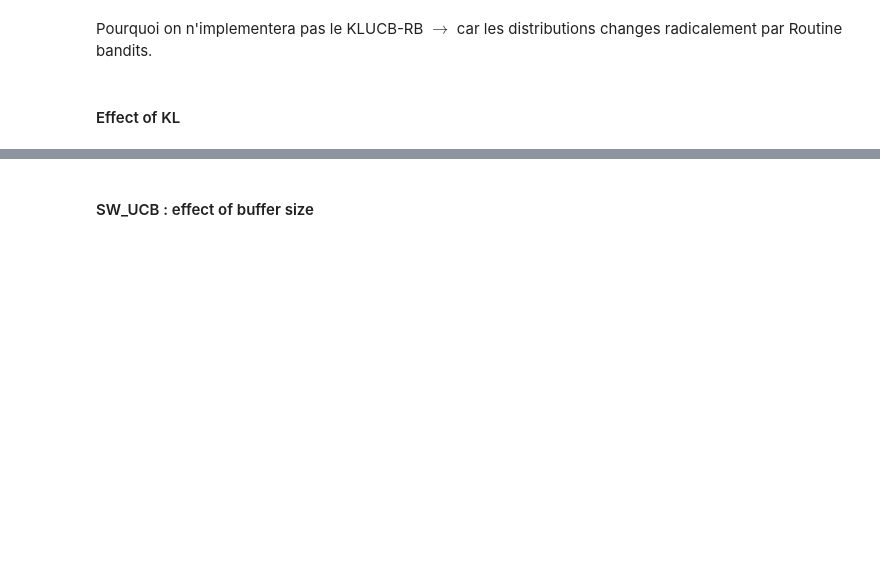
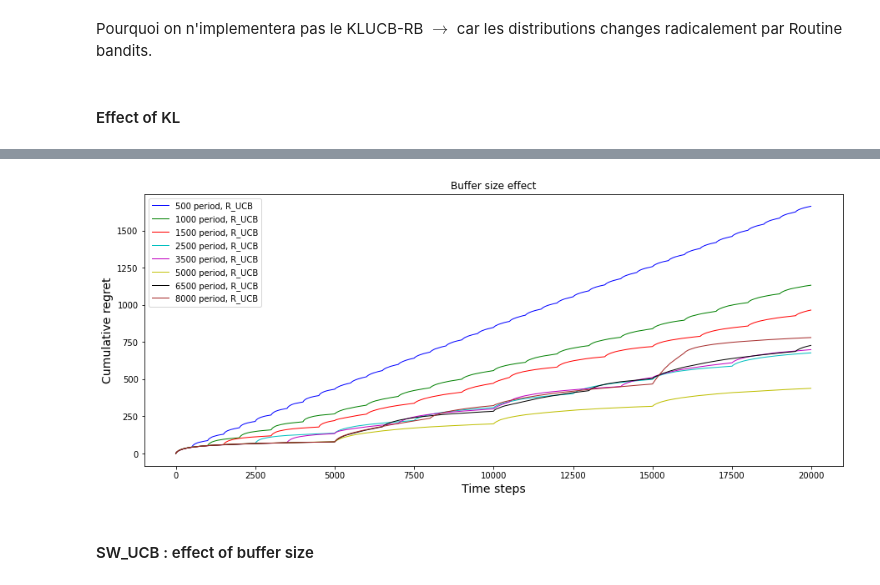
Before and after one commit to Mustapha-AJEGHRIR/RL_course, a Jupyter notebook: project/Routine_to_non_Stationary_Bandits.ipynb, the cells around one changed output, grey strips where cells are left out. Drawn from its saved outputs; the diff is of its cells as text; code cells hidden in the pictures; blank space fills up the shorter version.

```diff
--- a/project/Routine_to_non_Stationary_Bandits.ipynb
+++ b/project/Routine_to_non_Stationary_Bandits.ipynb
@@ -217,3 +218,46 @@ plt.show()
+# %%
+timeHorizon = 20000
+tsave = np.arange(1, timeHorizon, 20)
+N_exp = 100
+nbArms = 5
+ts = [5000]
+bandit = MAB_NON_S(k = nbArms, TS=ts, seed=41)
+
+algos = [
+    alg.R_UCB(nbArms, delta = lambda t : t **(-2) * ( t+1 )**(-1), period = 500),
+    alg.R_UCB(nbArms, delta = lambda t : t **(-2) * ( t+1 )**(-1), period = 1000),
+    alg.R_UCB(nbArms, delta = lambda t : t **(-2) * ( t+1 )**(-1), period = 1500),
+    alg.R_UCB(nbArms, delta = lambda t : t **(-2) * ( t+1 )**(-1), period = 2500),
+    alg.R_UCB(nbArms, delta = lambda t : t **(-2) * ( t+1 )**(-1), period = 3500),
+    alg.R_UCB(nbArms, delta = lambda t : t **(-2) * ( t+1 )**(-1), period = 5000),
+    alg.R_UCB(nbArms, delta = lambda t : t **(-2) * ( t+1 )**(-1), period = 6500),
+    alg.R_UCB(nbArms, delta = lambda t : t **(-2) * ( t+1 )**(-1), period = 8000),
+]
+regrets_r_period = []
+
+for learner in algos:
+    print(learner.name(), " : ")
+    regrets_r_period.append(OneBanditOneLearnerMultipleRuns(bandit, learner, timeHorizon, N_exp, tsave = tsave))
+# %%
+plt.figure(2, figsize=(15,6))
+plt.clf()
+plt.xlabel("Time steps", fontsize=14)
+plt.ylabel("Cumulative regret", fontsize=14)
+plt.title("Buffer size effect")
+
+colors = [
+    "b","g","r","c","m","y","k","brown"
+]
+for i, regret in enumerate(regrets_r_period):
+    learner = algos[i]
+    plt.plot(tsave, np.mean(regret, axis=0), colors[i], linewidth=1, label=str(learner.period) + " period, " +learner.name())
+    # plt.plot(tsave, np.quantile(regret, 0.95, 0), tsave, np.quantile(regret,0.05,0), linestyle="dashed", color=colors[i])
+
+plt.legend()
+plt.savefig('./figures/r_buffer', dpi=300)
+plt.show()
+# %% [output]
+[figure, added]
 # %% [markdown]
 #### SW_UCB : effect of buffer size
 # %%
```
Also changed, not shown: parts of 10 cells of this notebook.
